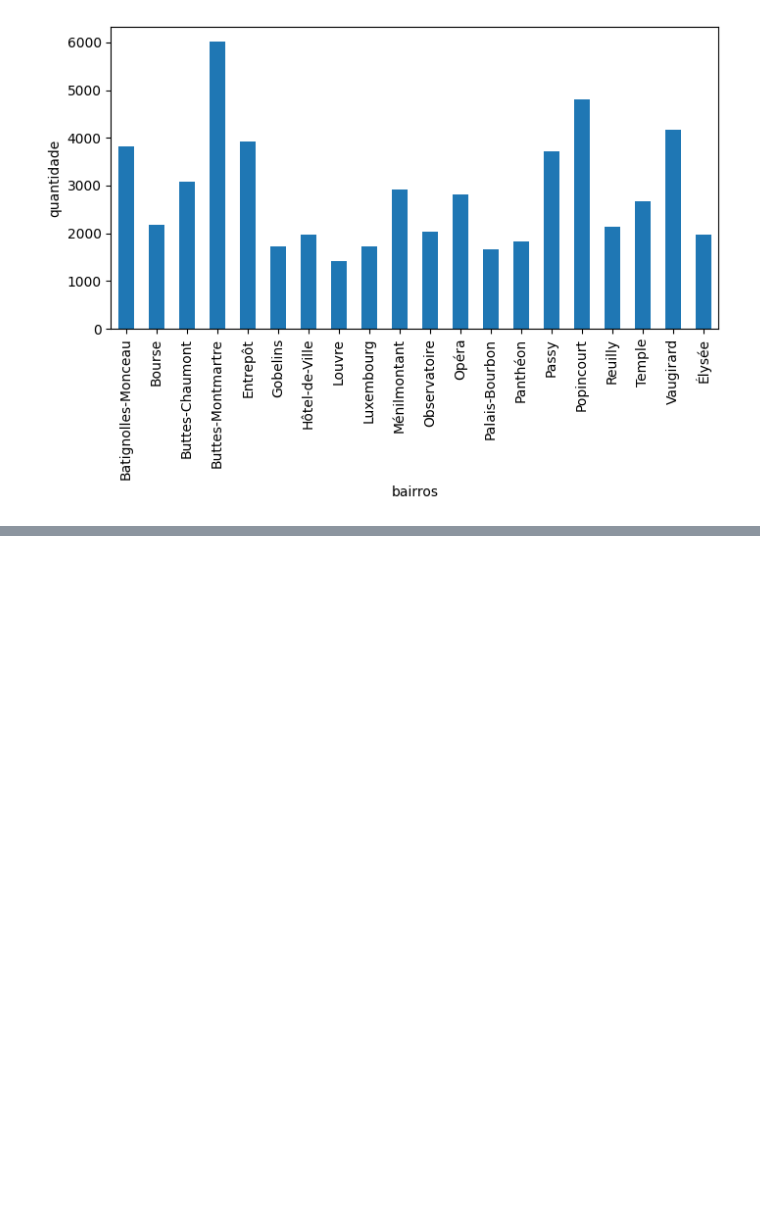
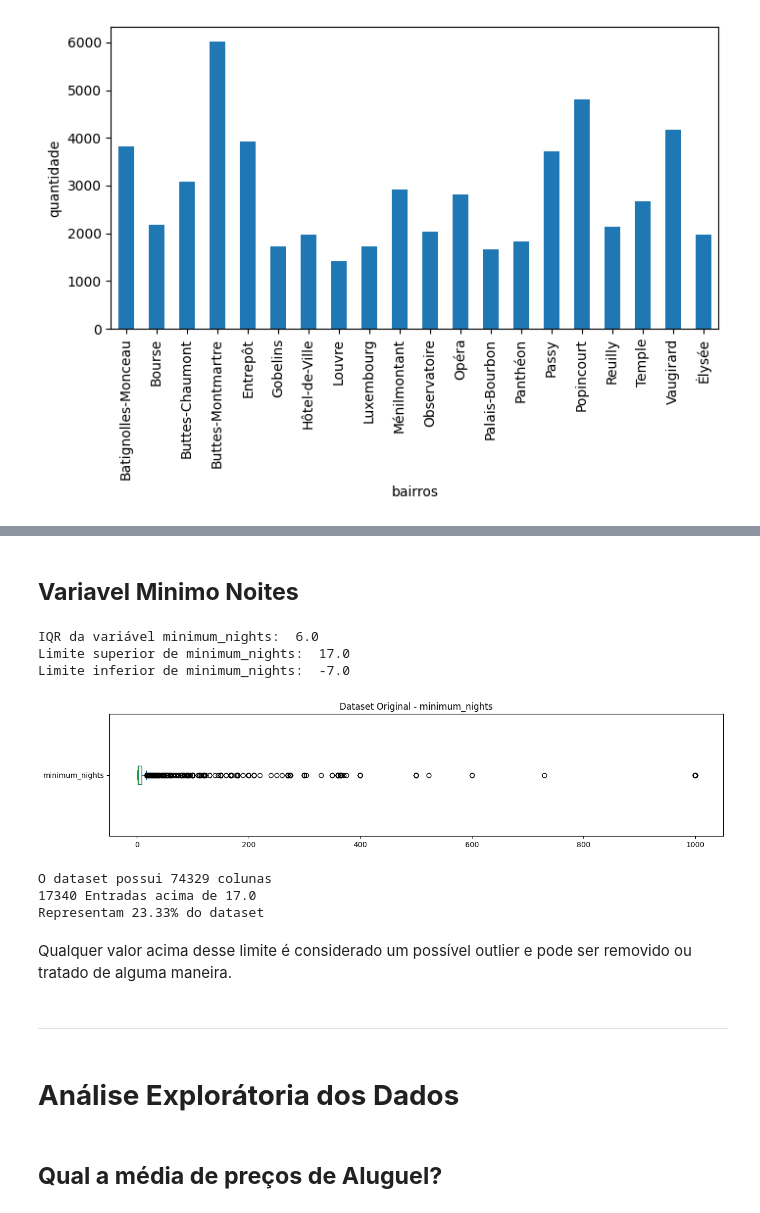
Before and after one commit to SarahFeanor/Airbnb_Paris_EDA_Project_ADATech, a Jupyter notebook: Projeto_Grupo2_Turma_1102.ipynb, the cells around one changed output, grey strips where cells are left out. Saved outputs shown, nothing was run; the diff lists cells and outputs as text; code cells hidden in the pictures; blank space fills up the shorter version.

```diff
--- a/Projeto_Grupo2_Turma_1102.ipynb
+++ b/Projeto_Grupo2_Turma_1102.ipynb
@@ -413,0 +523,42 @@ df.describe()
+# %% [markdown]
+## **Variavel Minimo Noites**
+# %%
+# identificar o IQR para a variável minimum_nights
+q1_minimum_nights = df.minimum_nights.quantile(.25)
+q3_minimum_nights = df.minimum_nights.quantile(.75)
+IQR_minimum_nights = q3_minimum_nights - q1_minimum_nights
+print('IQR da variável minimum_nights: ', IQR_minimum_nights)
+
+# definindo os limites
+sup_minimum_nights = q3_minimum_nights + 1.5 * IQR_minimum_nights
+inf_minimum_nights = q1_minimum_nights - 1.5 * IQR_minimum_nights
+
+print('Limite superior de minimum_nights: ', sup_minimum_nights)
+print('Limite inferior de minimum_nights: ', inf_minimum_nights)
+# %% [output]
+IQR da variável minimum_nights:  6.0
+Limite superior de minimum_nights:  17.0
+Limite inferior de minimum_nights:  -7.0
+# %%
+# verificar o conjunto original
+fig, ax = plt.subplots(figsize=(15,3))
+df.minimum_nights.plot(kind='box', vert=False);
+ax.set_title('Dataset Original - minimum_nights')
+plt.show()
+
+print("O dataset possui {} colunas".format(df.shape[0]))
+print("{} Entradas acima de 17.0".format(len(df[df.minimum_nights > 17])))
+print("Representam {:.2f}% do dataset".format((len(df[df.minimum_nights > 17]) / df.shape[0])*100))
+# %% [output]
+[figure, added]
+O dataset possui 74329 colunas
+17340 Entradas acima de 17.0
+Representam 23.33% do dataset
+# %% [markdown]
+Qualquer valor acima desse limite é considerado um possível outlier e pode ser removido ou tratado de alguma maneira.
+# %% [markdown]
+---
+# %% [markdown]
+# **Análise Explorátoria dos Dados**
+# %% [markdown]
+## **Qual a média de preços de Aluguel?**
```
Also changed, not shown: parts of 41 cells of this notebook.
